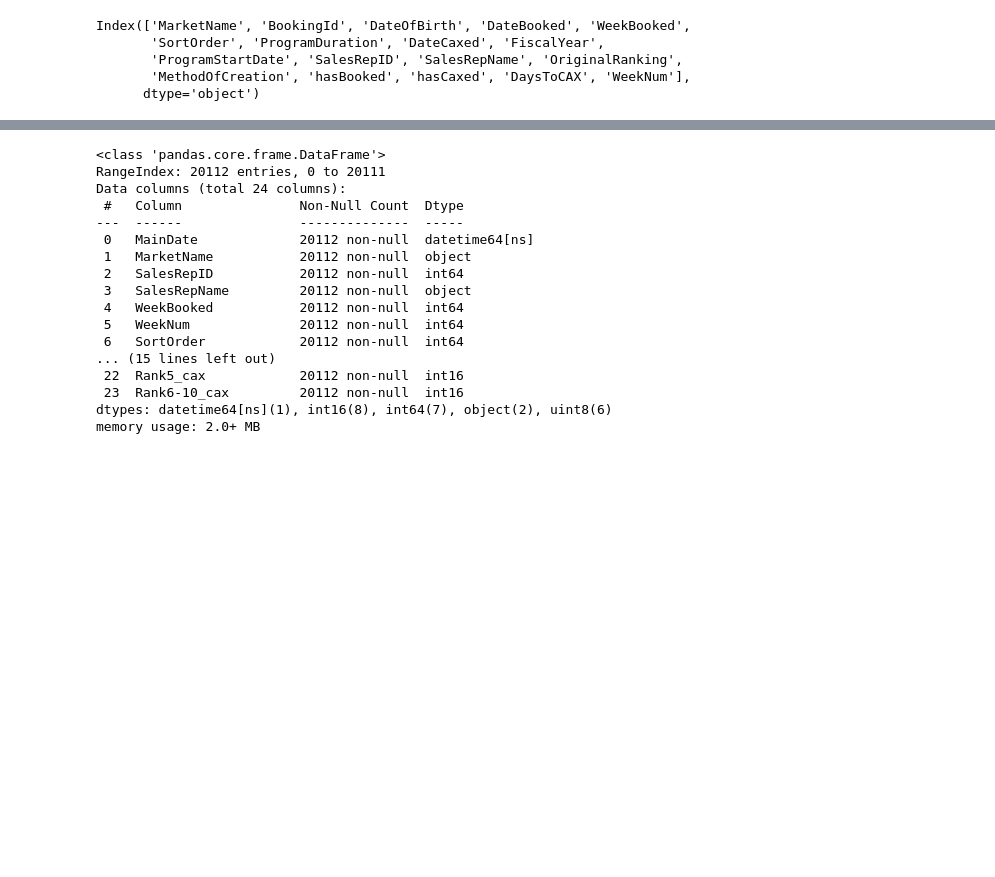
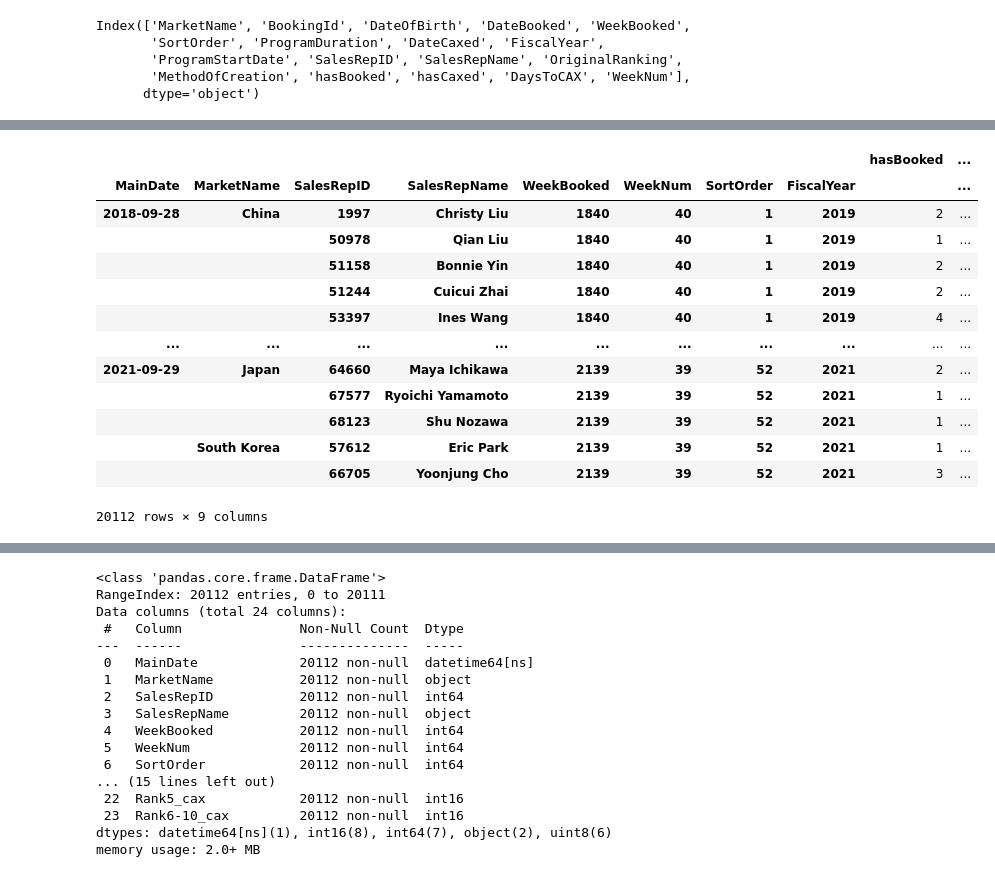
Before and after one commit to ganeshIIT/BookingSales, a Jupyter notebook: QuickAndDirtyExploration.ipynb, the cells around one changed output, grey strips where cells are left out. Saved outputs shown, nothing was run; the diff lists cells and outputs as text; code cells hidden in the pictures; blank space fills up the shorter version.

```diff
--- a/QuickAndDirtyExploration.ipynb
+++ b/QuickAndDirtyExploration.ipynb
@@ -173 +169,22 @@ df_booked
+# %%
+df_booked = df_booked.groupby(['MainDate', 'MarketName', 'SalesRepID', 'SalesRepName', 'WeekBooked', 'WeekNum',
+       'SortOrder','FiscalYear',
+       ])[['hasBooked', 'hasCaxed', 'ProgramDuration', 'EnteredByUser', 'Excel Import', 'Website', 'Rank1-4', 'Rank5','Rank6-10']].sum()
+# %%
+df_booked
+# %% [output]
+|  |  |  |  |  |  |  |  | hasBooked | ... |
+| MainDate | MarketName | SalesRepID | SalesRepName | WeekBooked | WeekNum | SortOrder | FiscalYear |  | ... |
+| 2018-09-28 | China | 1997 | Christy Liu | 1840 | 40 | 1 | 2019 | 2 | ... |
+|  |  | 50978 | Qian Liu | 1840 | 40 | 1 | 2019 | 1 | ... |
+|  |  | 51158 | Bonnie Yin | 1840 | 40 | 1 | 2019 | 2 | ... |
+|  |  | 51244 | Cuicui Zhai | 1840 | 40 | 1 | 2019 | 2 | ... |
+|  |  | 53397 | Ines Wang | 1840 | 40 | 1 | 2019 | 4 | ... |
+| ... | ... | ... | ... | ... | ... | ... | ... | ... | ... |
+| 2021-09-29 | Japan | 64660 | Maya Ichikawa | 2139 | 39 | 52 | 2021 | 2 | ... |
+|  |  | 67577 | Ryoichi Yamamoto | 2139 | 39 | 52 | 2021 | 1 | ... |
+|  |  | 68123 | Shu Nozawa | 2139 | 39 | 52 | 2021 | 1 | ... |
+|  | South Korea | 57612 | Eric Park | 2139 | 39 | 52 | 2021 | 1 | ... |
+|  |  | 66705 | Yoonjung Cho | 2139 | 39 | 52 | 2021 | 3 | ... |
+20112 rows × 9 columns
 # %%
```
Also changed, not shown: parts of 18 cells of this notebook, 3 other files.
